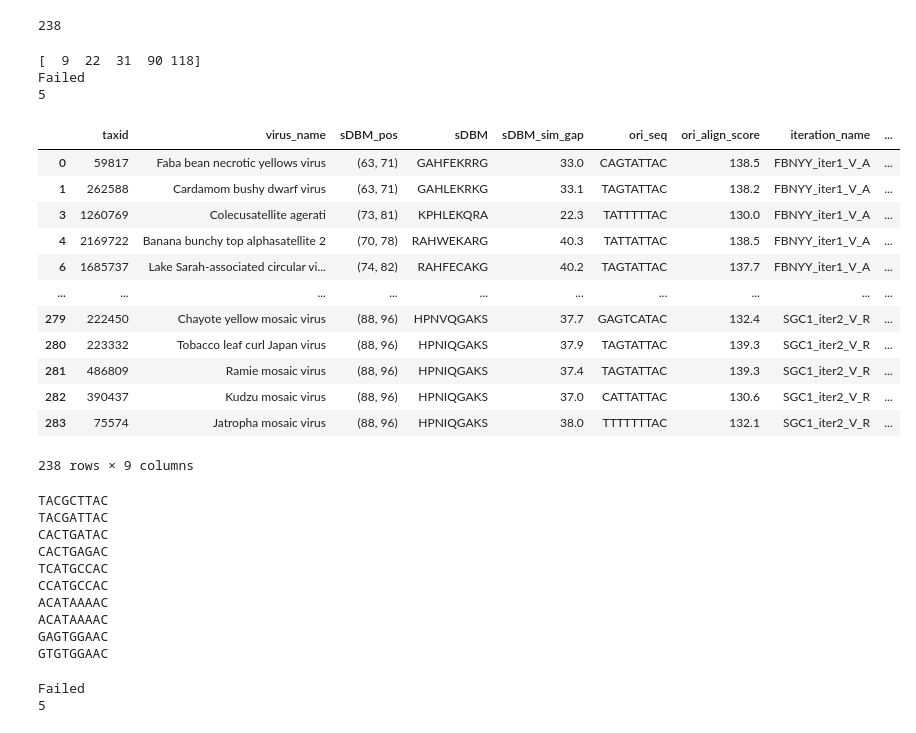
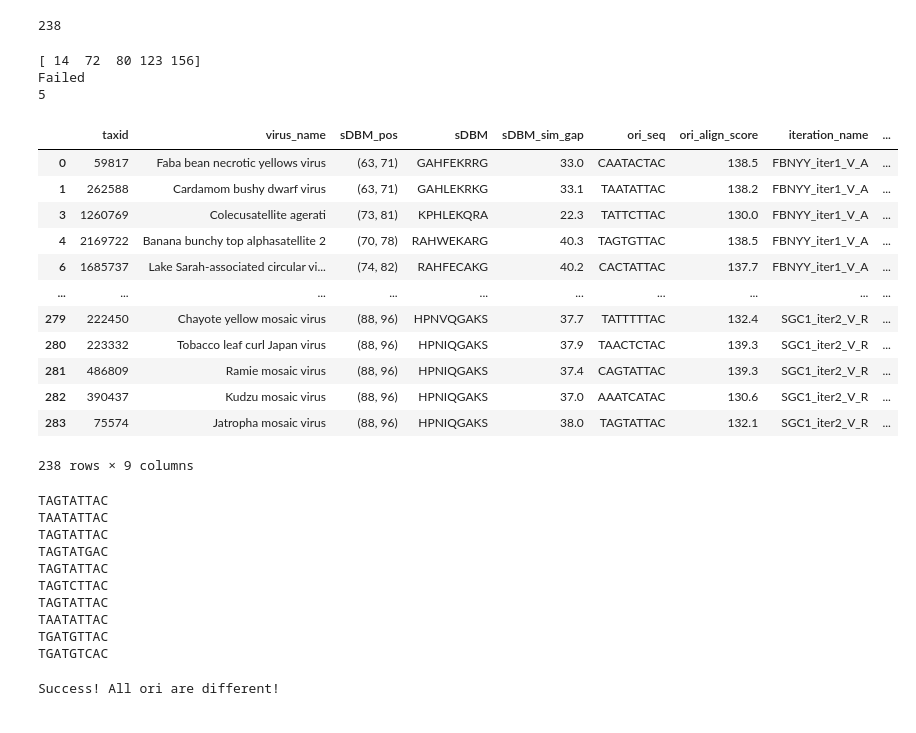
Before and after one commit to Nisanga-P/huh-dna-specificity, a Jupyter notebook: notebooks/cleaning_and_create_negative_set.ipynb, the cells around one changed output. Saved outputs shown, nothing was run; the diff lists cells and outputs as text; code cells hidden in the pictures.

```diff
--- a/notebooks/cleaning_and_create_negative_set.ipynb
+++ b/notebooks/cleaning_and_create_negative_set.ipynb
@@ -3,5 +3,5 @@ import pandas as pd
 import numpy as np
 import random
 # %%
-df = pd.read_csv("../data/raw/positive_rep_virus_dataset.csv")
+original_df = pd.read_csv("../data/raw/positive_rep_virus_dataset.csv")
 # %%
@@ -22,13 +22,17 @@ df
 284 rows × 9 columns
 # %%
 # Remove NaN ori
-df.dropna(inplace=True) #inplace=True avoids reassignment of dataset
+original_df.dropna(
+    subset=['ori_seq', 'sDBM_pos', 'rep_amino_acid_seq'],
+    inplace=True
+)
+ #inplace=True avoids reassignment of dataset
 
 # Drop entries where sDBM confidence < 10
-df = df[df['sDBM_sim_gap'] >= 10]
+df_sDBM_cleaned = original_df[original_df['sDBM_sim_gap'] >= 10]
 
 # Drop entries where ori score < 130
-df = df[df['ori_align_score'] >= 130]
+df = df_sDBM_cleaned[df_sDBM_cleaned['ori_align_score'] >= 130]
 
 len(df)
 # %% [output]
@@ -69,25 +113,25 @@ def shuffle_until_no_match(max_attempts=10000):
 # %%
 #for misses, just randomly mutate the ori
 # %%
-best_df, indices, minMatches = shuffle_until_no_match()
+best_negative_df, indices, minMatches = shuffle_until_no_match()
 # %% [output]
-[  9  22  31  90 118]
+[ 14  72  80 123 156]
 Failed
 5
 # %%
-best_df
+best_negative_df
 # %% [output]
 |  | taxid | virus_name | sDBM_pos | sDBM | sDBM_sim_gap | ori_seq | ori_align_score | iteration_name | ... |
-| 0 | 59817 | Faba bean necrotic yellows virus | (63, 71) | GAHFEKRRG | 33.0 | CAGTATTAC | 138.5 | FBNYY_iter1_V_A | ... |
-| 1 | 262588 | Cardamom bushy dwarf virus | (63, 71) | GAHLEKRKG | 33.1 | TAGTATTAC | 138.2 | FBNYY_iter1_V_A | ... |
-| 3 | 1260769 | Colecusatellite agerati | (73, 81) | KPHLEKQRA | 22.3 | TATTTTTAC | 130.0 | FBNYY_iter1_V_A | ... |
-| 4 | 2169722 | Banana bunchy top alphasatellite 2 | (70, 78) | RAHWEKARG | 40.3 | TATTATTAC | 138.5 | FBNYY_iter1_V_A | ... |
-| 6 | 1685737 | Lake Sarah-associated circular vi... | (74, 82) | RAHFECAKG | 40.2 | TAGTATTAC | 137.7 | FBNYY_iter1_V_A | ... |
+| 0 | 59817 | Faba bean necrotic yellows virus | (63, 71) | GAHFEKRRG | 33.0 | CAATACTAC | 138.5 | FBNYY_iter1_V_A | ... |
+| 1 | 262588 | Cardamom bushy dwarf virus | (63, 71) | GAHLEKRKG | 33.1 | TAATATTAC | 138.2 | FBNYY_iter1_V_A | ... |
+| 3 | 1260769 | Colecusatellite agerati | (73, 81) | KPHLEKQRA | 22.3 | TATTCTTAC | 130.0 | FBNYY_iter1_V_A | ... |
+| 4 | 2169722 | Banana bunchy top alphasatellite 2 | (70, 78) | RAHWEKARG | 40.3 | TAGTGTTAC | 138.5 | FBNYY_iter1_V_A | ... |
+| 6 | 1685737 | Lake Sarah-associated circular vi... | (74, 82) | RAHFECAKG | 40.2 | CACTATTAC | 137.7 | FBNYY_iter1_V_A | ... |
 | ... | ... | ... | ... | ... | ... | ... | ... | ... | ... |
-| 279 | 222450 | Chayote yellow mosaic virus | (88, 96) | HPNVQGAKS | 37.7 | GAGTCATAC | 132.4 | SGC1_iter2_V_R | ... |
-| 280 | 223332 | Tobacco leaf curl Japan virus | (88, 96) | HPNIQGAKS | 37.9 | TAGTATTAC | 139.3 | SGC1_iter2_V_R | ... |
-| 281 | 486809 | Ramie mosaic virus | (88, 96) | HPNIQGAKS | 37.4 | TAGTATTAC | 139.3 | SGC1_iter2_V_R | ... |
-| 282 | 390437 | Kudzu mosaic virus | (88, 96) | HPNIQGAKS | 37.0 | CATTATTAC | 130.6 | SGC1_iter2_V_R | ... |
-| 283 | 75574 | Jatropha mosaic virus | (88, 96) | HPNIQGAKS | 38.0 | TTTTTTTAC | 132.1 | SGC1_iter2_V_R | ... |
+| 279 | 222450 | Chayote yellow mosaic virus | (88, 96) | HPNVQGAKS | 37.7 | TATTTTTAC | 132.4 | SGC1_iter2_V_R | ... |
+| 280 | 223332 | Tobacco leaf curl Japan virus | (88, 96) | HPNIQGAKS | 37.9 | TAACTCTAC | 139.3 | SGC1_iter2_V_R | ... |
+| 281 | 486809 | Ramie mosaic virus | (88, 96) | HPNIQGAKS | 37.4 | CAGTATTAC | 139.3 | SGC1_iter2_V_R | ... |
+| 282 | 390437 | Kudzu mosaic virus | (88, 96) | HPNIQGAKS | 37.0 | AAATCATAC | 130.6 | SGC1_iter2_V_R | ... |
+| 283 | 75574 | Jatropha mosaic virus | (88, 96) | HPNIQGAKS | 38.0 | TAGTATTAC | 132.1 | SGC1_iter2_V_R | ... |
 238 rows × 9 columns
 # %%
@@ -107,20 +159,25 @@ def mutate_ori_dataset(df, rows):
 
         df.iat[row.item(), 5] = mutated_ori
 # %%
-mutate_ori_dataset(best_df,indices)
+mutate_ori_dataset(best_negative_df,indices)
 # %% [output]
-TACGCTTAC
-TACGATTAC
-CACTGATAC
-CACTGAGAC
-TCATGCCAC
-CCATGCCAC
-ACATAAAAC
-ACATAAAAC
-GAGTGGAAC
-GTGTGGAAC
+TAGTATTAC
+TAATATTAC
+TAGTATTAC
+TAGTATGAC
+TAGTATTAC
+TAGTCTTAC
+TAGTATTAC
+TAATATTAC
+TGATGTTAC
+TGATGTCAC
-# %%
-best_df2 = shuffle_until_no_match()
-# %% [output]
-Failed
-5
+# %%
+#check if mutation worked
+
+# np.any must be false -> no ori matches in positive and negative dataset
+if(np.any(best_negative_df['ori_seq'].values == df['ori_seq'].values)):
+    print("Negative dataset has contradictions")
+else:
+    print("Success! All ori are different!")
+# %% [output]
+Success! All ori are different!
```
Also changed, not shown: parts of 9 cells of this notebook.
